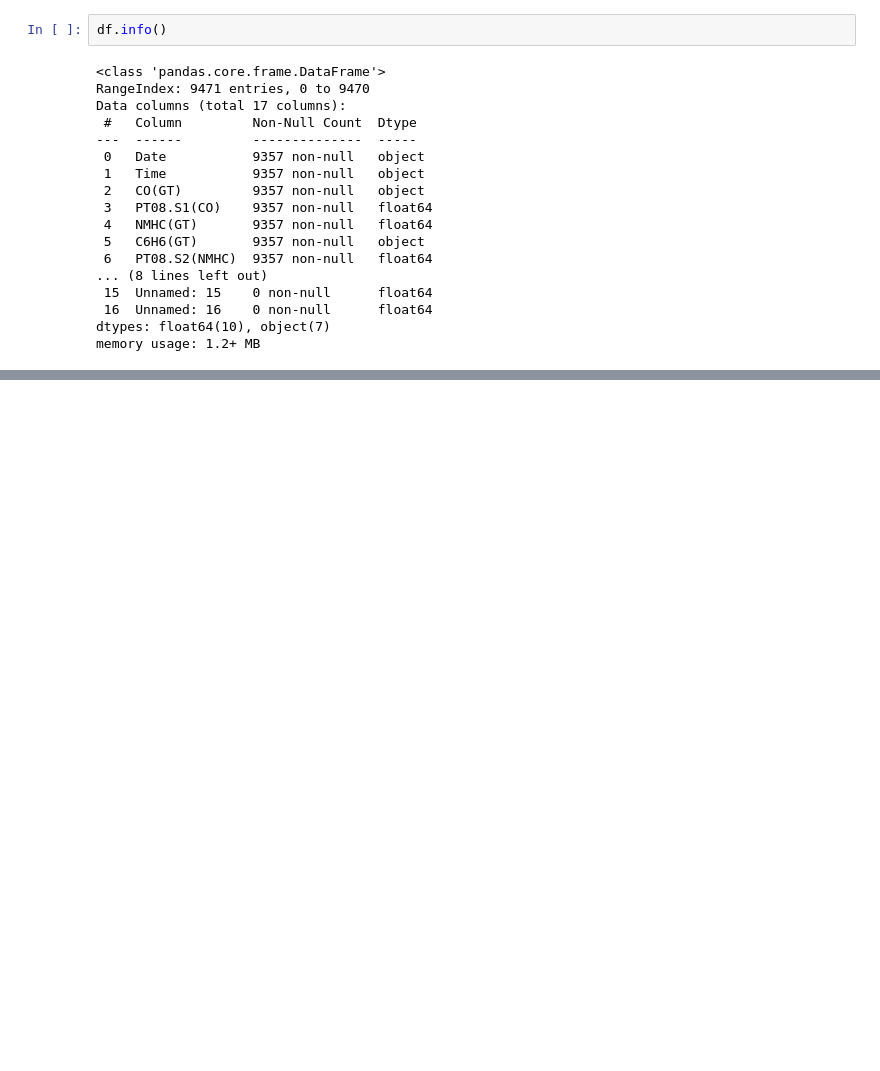
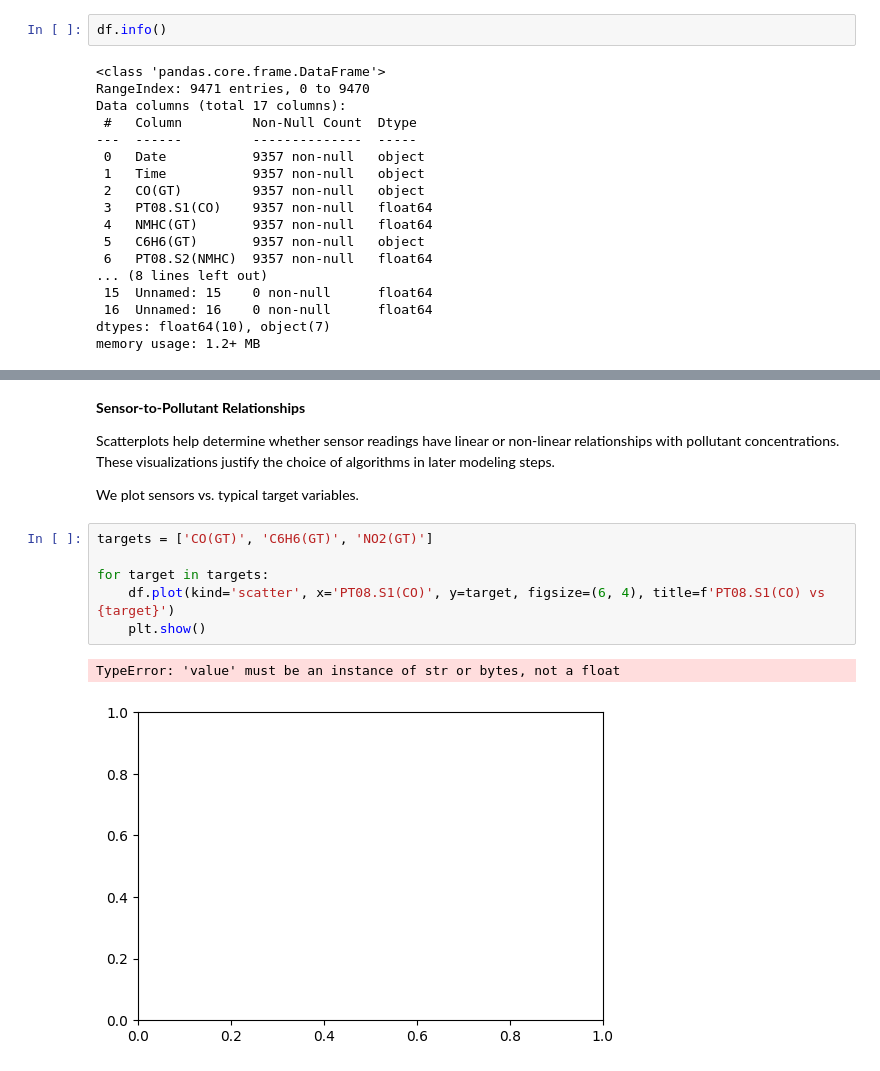
Before and after one commit to Sayid03/air-polution-ml, a Jupyter notebook: solution.ipynb, the cells around one changed output, grey strips where cells are left out. Saved outputs shown, nothing was run; the diff lists cells and outputs as text; blank space fills up the shorter version.

```diff
--- a/solution.ipynb
+++ b/solution.ipynb
@@ -54,0 +130,16 @@ memory usage: 1.2+ MB
+# %% [markdown]
+**Sensor-to-Pollutant Relationships**
+
+Scatterplots help determine whether sensor readings have linear or non-linear relationships with pollutant concentrations.<br>
+These visualizations justify the choice of algorithms in later modeling steps.
+
+We plot sensors vs. typical target variables.
+# %%
+targets = ['CO(GT)', 'C6H6(GT)', 'NO2(GT)']
+
+for target in targets:
+    df.plot(kind='scatter', x='PT08.S1(CO)', y=target, figsize=(6, 4), title=f'PT08.S1(CO) vs {target}')
+    plt.show()
+# %% [output]
+TypeError: 'value' must be an instance of str or bytes, not a float
+[figure, added]
```
Also changed, not shown: parts of 12 cells of this notebook.
